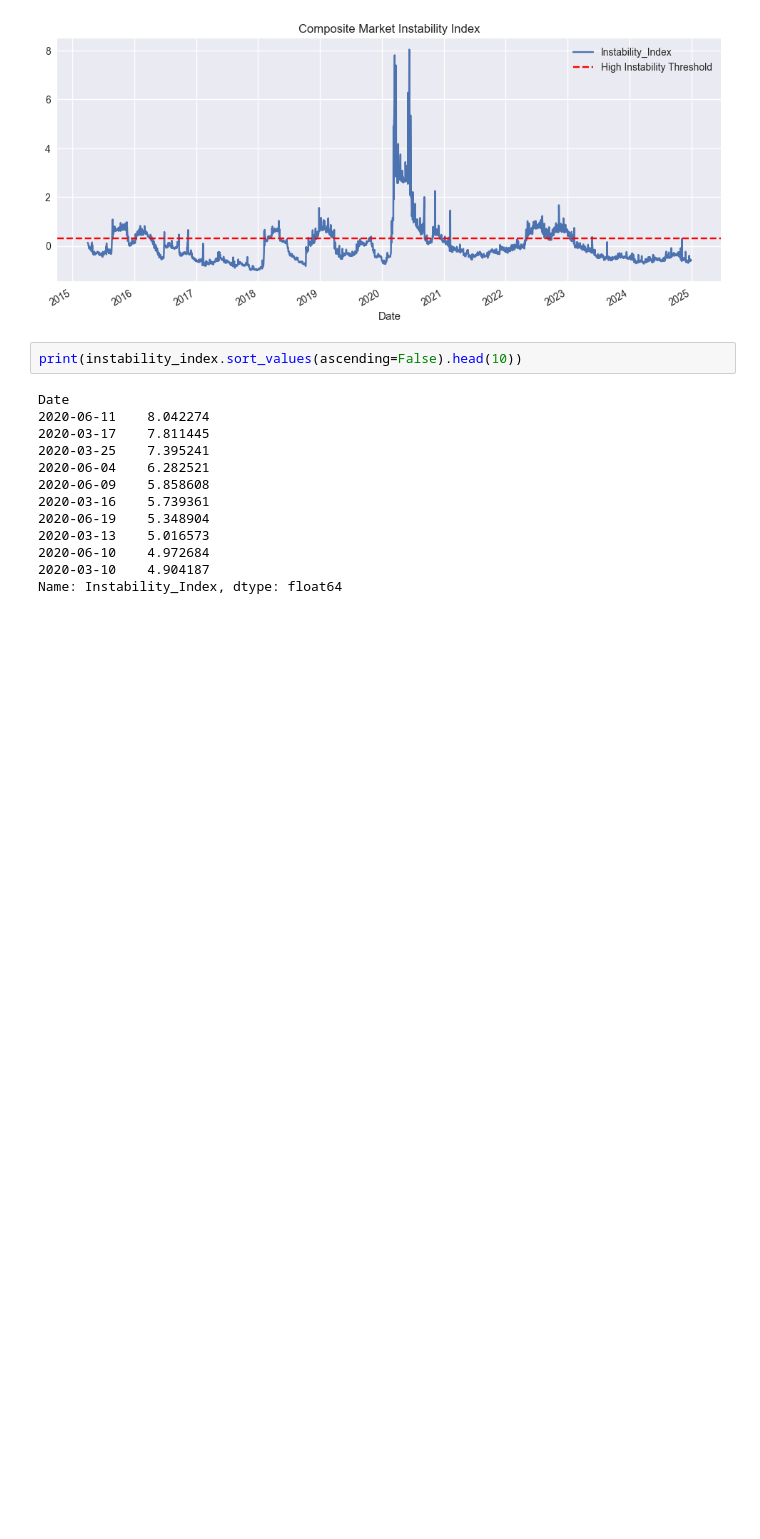
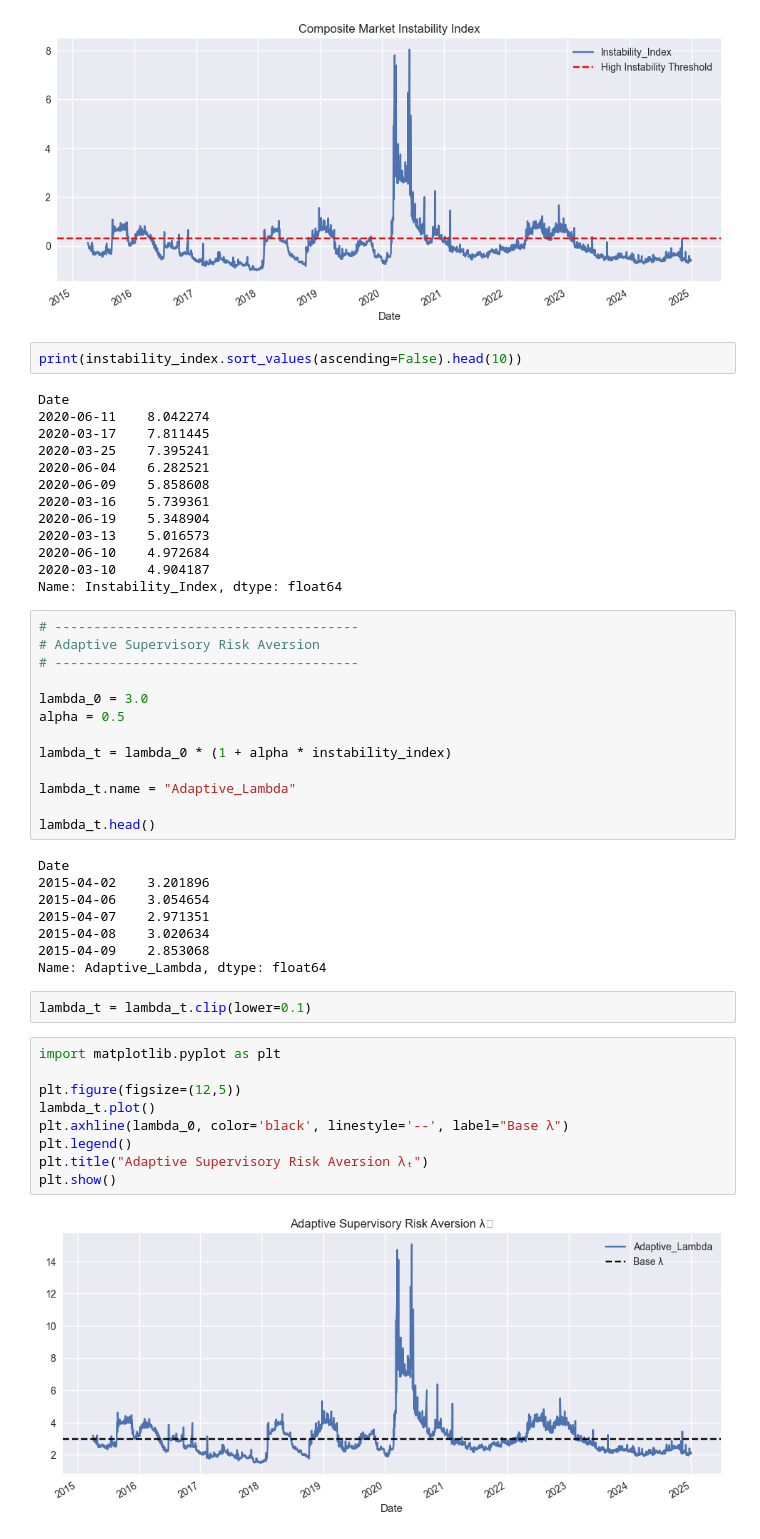
Before and after one commit to jithendra259/fintech_chatbot, a Jupyter notebook: EDA/exp.ipynb, the cells around one changed output. Drawn from its saved outputs; the diff is of its cells as text; blank space fills up the shorter version.

```diff
--- a/EDA/exp.ipynb
+++ b/EDA/exp.ipynb
@@ -306,3 +306,37 @@ Date
 2020-06-10    4.972684
 2020-03-10    4.904187
 Name: Instability_Index, dtype: float64
+# %%
+# ---------------------------------------
+# Adaptive Supervisory Risk Aversion
+# ---------------------------------------
+
+lambda_0 = 3.0
+alpha = 0.5
+
+lambda_t = lambda_0 * (1 + alpha * instability_index)
+
+lambda_t.name = "Adaptive_Lambda"
+
+lambda_t.head()
+# %% [output]
+Date
+2015-04-02    3.201896
+2015-04-06    3.054654
+2015-04-07    2.971351
+2015-04-08    3.020634
+2015-04-09    2.853068
+Name: Adaptive_Lambda, dtype: float64
+# %%
+lambda_t = lambda_t.clip(lower=0.1)
+# %%
+import matplotlib.pyplot as plt
+
+plt.figure(figsize=(12,5))
+lambda_t.plot()
+plt.axhline(lambda_0, color='black', linestyle='--', label="Base λ")
+plt.legend()
+plt.title("Adaptive Supervisory Risk Aversion λₜ")
+plt.show()
+# %% [output]
+[figure, added]
```
Also changed, not shown: parts of 5 cells of this notebook, 3 other files.
